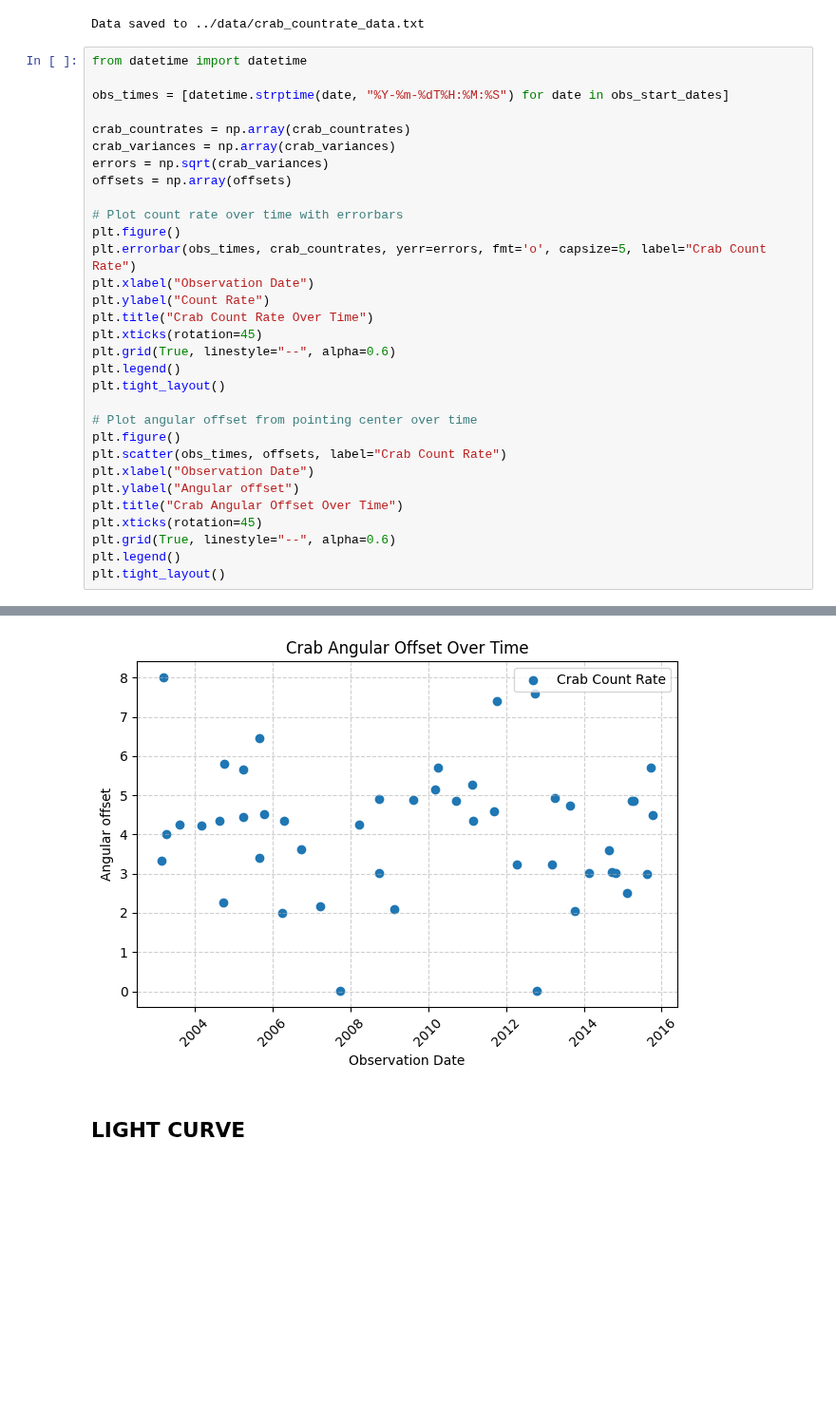
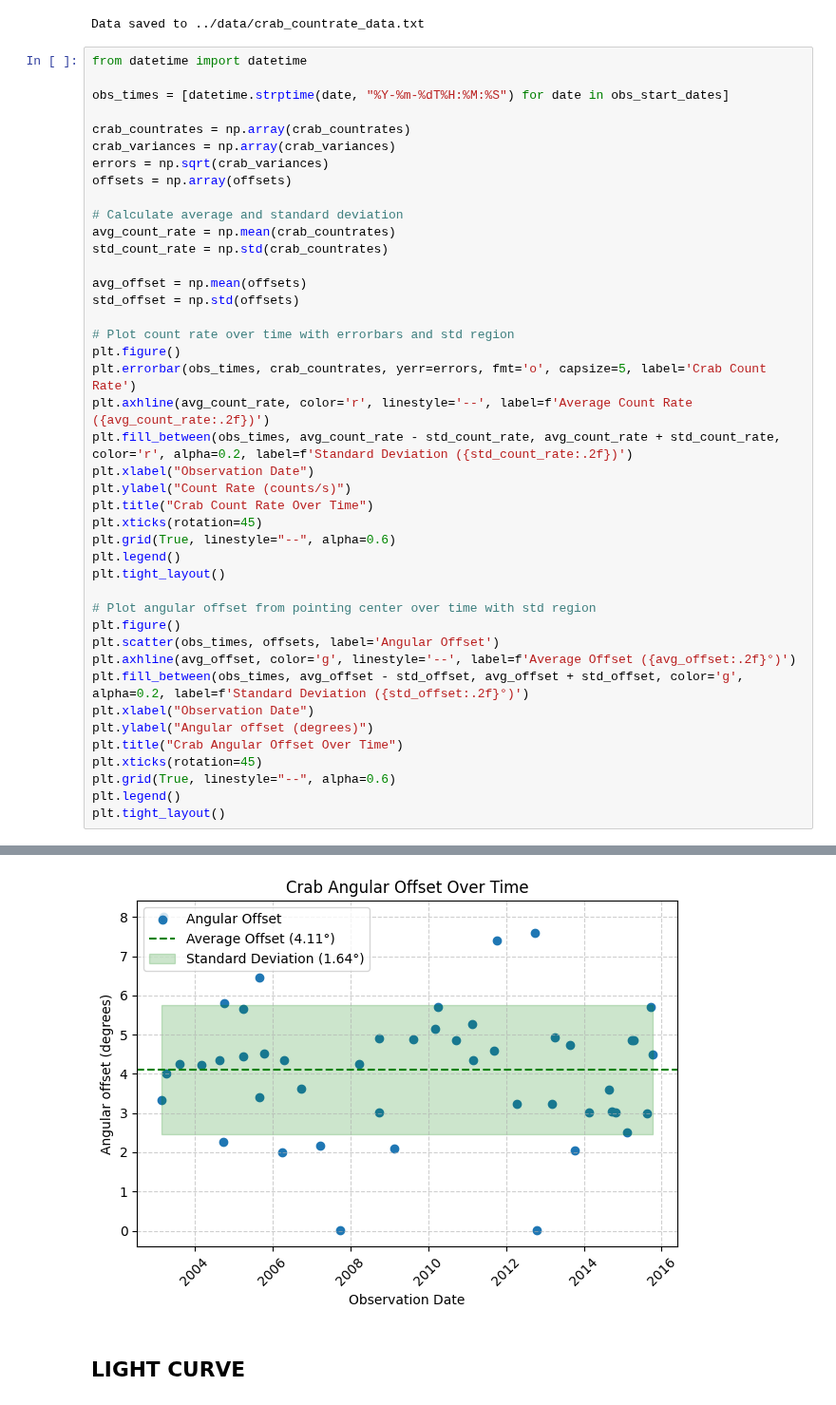
Before and after one commit to interstellxr/jupiter-xray-analysis, a Jupyter notebook: jupiter-xrays/CrabLongTerm.ipynb, the cells around one changed output, grey strips where cells are left out. Shown at 95% size. Saved outputs shown, nothing was run; the diff lists cells and outputs as text; blank space fills up the shorter version.

Commit message:
Better plotting

```diff
--- a/jupiter-xrays/CrabLongTerm.ipynb
+++ b/jupiter-xrays/CrabLongTerm.ipynb
@@ -377,22 +377,33 @@ crab_variances = np.array(crab_variances)
 errors = np.sqrt(crab_variances)
 offsets = np.array(offsets)
 
-# Plot count rate over time with errorbars
+# Calculate average and standard deviation
+avg_count_rate = np.mean(crab_countrates)
+std_count_rate = np.std(crab_countrates)
+
+avg_offset = np.mean(offsets)
+std_offset = np.std(offsets)
+
+# Plot count rate over time with errorbars and std region
 plt.figure()
-plt.errorbar(obs_times, crab_countrates, yerr=errors, fmt='o', capsize=5, label="Crab Count Rate")
+plt.errorbar(obs_times, crab_countrates, yerr=errors, fmt='o', capsize=5, label='Crab Count Rate')
+plt.axhline(avg_count_rate, color='r', linestyle='--', label=f'Average Count Rate ({avg_count_rate:.2f})')
+plt.fill_between(obs_times, avg_count_rate - std_count_rate, avg_count_rate + std_count_rate, color='r', alpha=0.2, label=f'Standard Deviation ({std_count_rate:.2f})')
 plt.xlabel("Observation Date")
-plt.ylabel("Count Rate")
+plt.ylabel("Count Rate (counts/s)")
 plt.title("Crab Count Rate Over Time")
 plt.xticks(rotation=45)
 plt.grid(True, linestyle="--", alpha=0.6)
 plt.legend()
 plt.tight_layout()
 
-# Plot angular offset from pointing center over time
+# Plot angular offset from pointing center over time with std region
 plt.figure()
-plt.scatter(obs_times, offsets, label="Crab Count Rate")
+plt.scatter(obs_times, offsets, label='Angular Offset')
+plt.axhline(avg_offset, color='g', linestyle='--', label=f'Average Offset ({avg_offset:.2f}°)')
+plt.fill_between(obs_times, avg_offset - std_offset, avg_offset + std_offset, color='g', alpha=0.2, label=f'Standard Deviation ({std_offset:.2f}°)')
 plt.xlabel("Observation Date")
-plt.ylabel("Angular offset")
+plt.ylabel("Angular offset (degrees)")
 plt.title("Crab Angular Offset Over Time")
 plt.xticks(rotation=45)
 plt.grid(True, linestyle="--", alpha=0.6)
@@ -403,4 +414,4 @@ plt.tight_layout()
-[figure, old version]
+[figure, new version]
 # %% [markdown]
 ## LIGHT CURVE
 # %%
```
Also changed, not shown: parts of 1 cell of this notebook.
